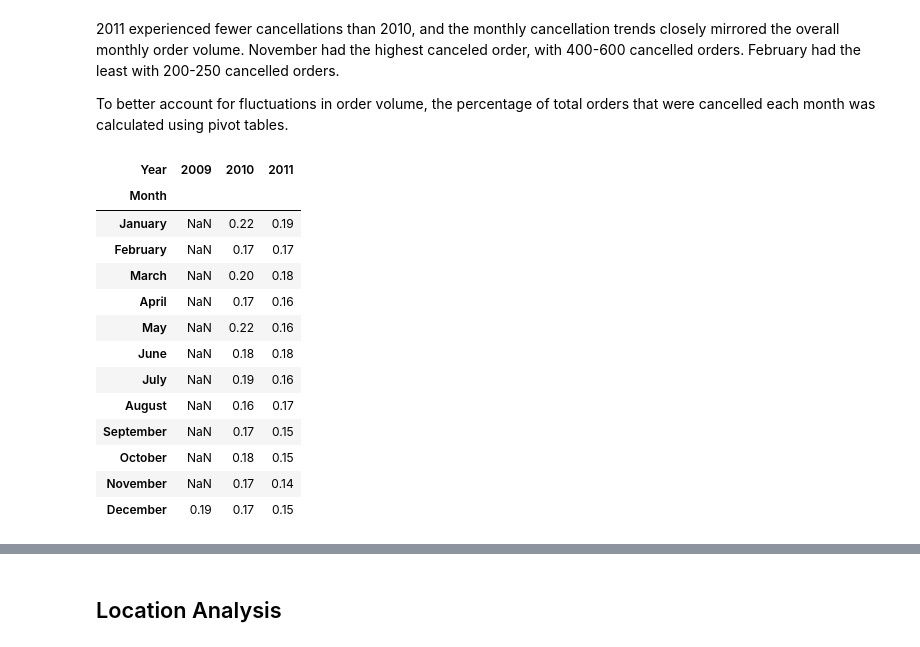
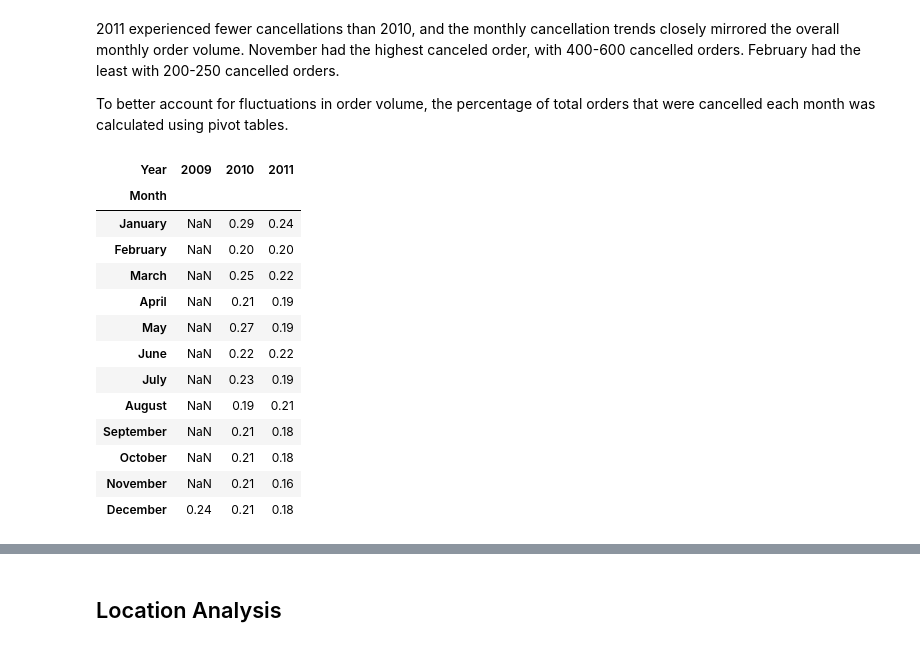
Before and after one commit to takiatah/online-retail-data-sales-analysis, a Jupyter notebook: E-Commerce Sales Analysis.ipynb, the cells around one changed output, grey strips where cells are left out. Cells and saved outputs as stored; diff of their text form; code cells hidden in the pictures.

```diff
--- a/E-Commerce Sales Analysis.ipynb
+++ b/E-Commerce Sales Analysis.ipynb
@@ -415,3 +409,6 @@ cancelled_transactions[(cancelled_transactions["Quantity"] == -80995) | (cancell
 # Fix erroneous entries
 row_to_drop = retail_data[(retail_data["Quantity"] == 80995) | (retail_data["Quantity"] == 74215)].index
 retail_data.drop(row_to_drop, inplace=True)
+
+row_to_drop = cancelled_transactions[(cancelled_transactions["Quantity"] == -80995) | (cancelled_transactions["Quantity"] == -74215)].index
+cancelled_transactions.drop(row_to_drop, inplace=True)
@@ -1194,43 +1200,41 @@ To better account for fluctuations in order volume, the percentage of total orde
 # %%
 # Total orders by month
 monthly_orders = retail_data.pivot_table(
     values="Invoice",
     index="Month",
     columns="Year",
     aggfunc="nunique",
     observed=True
 )
 
 # Cancelled orders by month
 monthly_cancellations = cancelled_transactions.pivot_table(
     values="Invoice",
     index="Month",
     columns="Year",
     aggfunc="nunique",
     observed=True
 )
 
 # Percentage of orders that were cancelled
-monthly_cancellation_pct = (
-    monthly_cancellations / (monthly_orders + monthly_cancellations)
-).round(2)
+monthly_cancellation_pct = (monthly_cancellations / monthly_orders).round(2)
 
 monthly_cancellation_pct
 # %% [output]
 | Year | 2009 | 2010 | 2011 |
 | Month |  |  |  |
-| January | NaN | 0.22 | 0.19 |
-| February | NaN | 0.17 | 0.17 |
-| March | NaN | 0.20 | 0.18 |
-| April | NaN | 0.17 | 0.16 |
-| May | NaN | 0.22 | 0.16 |
-| June | NaN | 0.18 | 0.18 |
-| July | NaN | 0.19 | 0.16 |
-| August | NaN | 0.16 | 0.17 |
-| September | NaN | 0.17 | 0.15 |
-| October | NaN | 0.18 | 0.15 |
-| November | NaN | 0.17 | 0.14 |
-| December | 0.19 | 0.17 | 0.15 |
+| January | NaN | 0.29 | 0.24 |
+| February | NaN | 0.20 | 0.20 |
+| March | NaN | 0.25 | 0.22 |
+| April | NaN | 0.21 | 0.19 |
+| May | NaN | 0.27 | 0.19 |
+| June | NaN | 0.22 | 0.22 |
+| July | NaN | 0.23 | 0.19 |
+| August | NaN | 0.19 | 0.21 |
+| September | NaN | 0.21 | 0.18 |
+| October | NaN | 0.21 | 0.18 |
+| November | NaN | 0.21 | 0.16 |
+| December | 0.24 | 0.21 | 0.18 |
 # %%
 # Plot monthly cancellation percentages for each year
 fig = plt.figure(figsize=(13,6))
```
Also changed, not shown: parts of 35 cells of this notebook, 3 other files.
